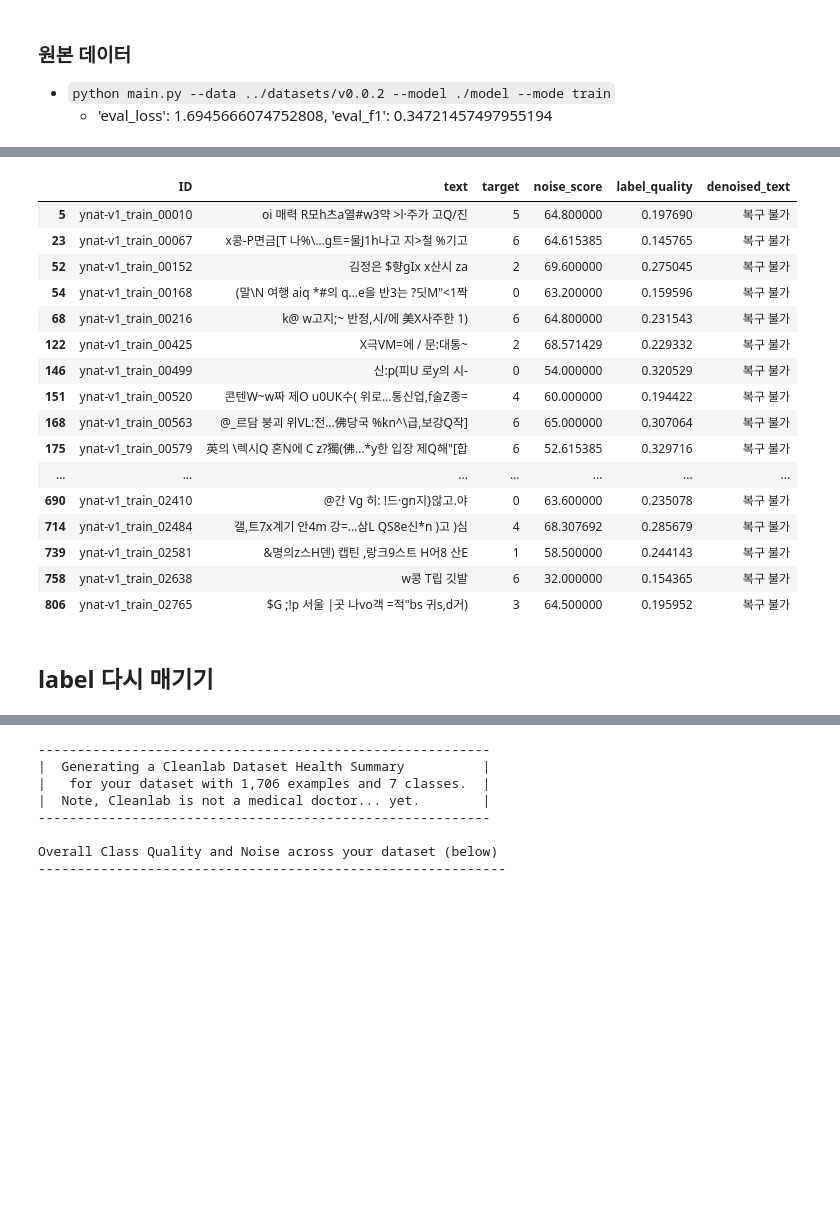
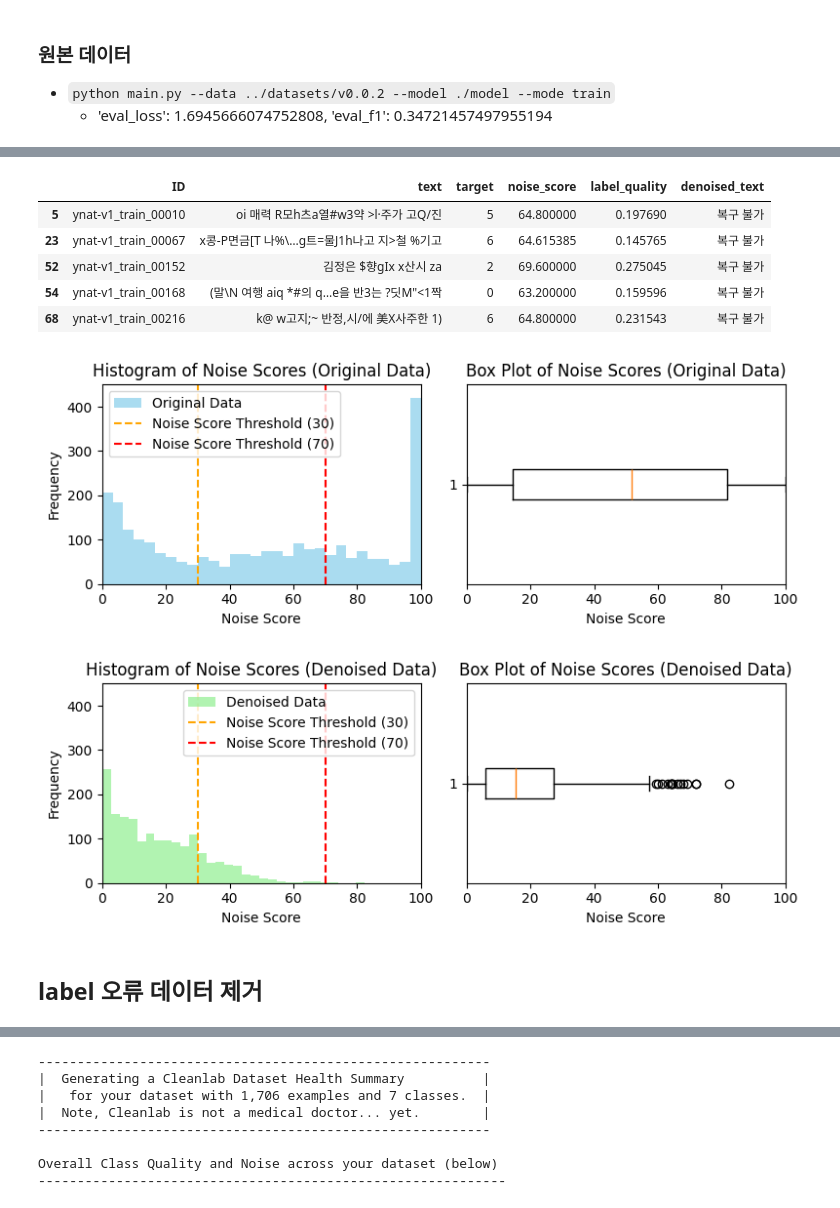
Before and after one commit to boostcampaitech7/level2-nlp-datacentric-nlp-06, a Jupyter notebook: minji/minji_clean_dataset.ipynb, the cells around one changed output, grey strips where cells are left out. Cells and saved outputs as stored; diff of their text form; code cells hidden in the pictures; blank space fills up the shorter version.

```diff
--- a/minji/minji_clean_dataset.ipynb
+++ b/minji/minji_clean_dataset.ipynb
@@ -51,20 +87,9 @@ for idx, row in data_denoise.iterrows():
 # %%
-data_denoise[data_denoise.denoised_text == "복구 불가"]
+data_denoise[data_denoise.denoised_text == "복구 불가"].head()
 # %% [output]
 |  | ID | text | target | noise_score | label_quality | denoised_text |
 | 5 | ynat-v1_train_00010 | oi 매력 R모h츠a열#w3약 >l·주가 고Q/진 | 5 | 64.800000 | 0.197690 | 복구 불가 |
 | 23 | ynat-v1_train_00067 | x콩-P면금[T 나%\…g트=물J1h나고 지>철 %기고 | 6 | 64.615385 | 0.145765 | 복구 불가 |
 | 52 | ynat-v1_train_00152 | 김정은 $향gIx x산시 za | 2 | 69.600000 | 0.275045 | 복구 불가 |
 | 54 | ynat-v1_train_00168 | (말\N 여행 aiq *#의 q…e을 반3는 ?딧M"<1짝 | 0 | 63.200000 | 0.159596 | 복구 불가 |
 | 68 | ynat-v1_train_00216 | k@ w고지;~ 반정,시/에 美X사주한 1) | 6 | 64.800000 | 0.231543 | 복구 불가 |
-| 122 | ynat-v1_train_00425 | X극VM=에 / 문:대통~ | 2 | 68.571429 | 0.229332 | 복구 불가 |
-| 146 | ynat-v1_train_00499 | 신:p(피U 로y의 시- | 0 | 54.000000 | 0.320529 | 복구 불가 |
-| 151 | ynat-v1_train_00520 | 콘텐W~w짜 제O u0UK수( 위로…통신업,f술Z종= | 4 | 60.000000 | 0.194422 | 복구 불가 |
-| 168 | ynat-v1_train_00563 | @_르담 붕괴 위VL:전…佛당국 %kn^\급,보강Q작] | 6 | 65.000000 | 0.307064 | 복구 불가 |
-| 175 | ynat-v1_train_00579 | 英의 \렉시Q 혼N에 C z?獨(佛…*y한 입장 제Q해"[합 | 6 | 52.615385 | 0.329716 | 복구 불가 |
-| ... | ... | ... | ... | ... | ... | ... |
-| 690 | ynat-v1_train_02410 | @간 Vg 히: !드·gn지}않고.야 | 0 | 63.600000 | 0.235078 | 복구 불가 |
-| 714 | ynat-v1_train_02484 | 갤,트7x계기 안4m 강=…삼L QS8e신*n )고 )심 | 4 | 68.307692 | 0.285679 | 복구 불가 |
-| 739 | ynat-v1_train_02581 | &명의z스H덴) 캡틴 ,랑크9스트 H어8 산E | 1 | 58.500000 | 0.244143 | 복구 불가 |
-| 758 | ynat-v1_train_02638 | w콩 T립 깃발 | 6 | 32.000000 | 0.154365 | 복구 불가 |
-| 806 | ynat-v1_train_02765 | $G ;!p 서울 |곳 나vo객 =적"bs 귀s,d거) | 3 | 64.500000 | 0.195952 | 복구 불가 |
@@ -89,5 +108,60 @@ denoised_final.to_csv("../../datasets/v0.0.3/train.csv", index=False)
-# %% [markdown]
-## label 다시 매기기
+# %%
+import matplotlib.pyplot as plt
+
+# Step 1: 원본 데이터의 노이즈 점수 분포 시각화 (히스토그램 및 박스플롯)
+plt.figure(figsize=(8, 3))
+
+# Histogram - Original data
+plt.subplot(1, 2, 1)
+plt.hist(data['noise_score'], bins=30, color='skyblue', alpha=0.7, label='Original Data')
+plt.axvline(x=30, color='orange', linestyle='--', label='Noise Score Threshold (30)')
+plt.axvline(x=70, color='red', linestyle='--', label='Noise Score Threshold (70)')
+plt.xlim(0,100)
+plt.ylim(0, 450)
+plt.xlabel("Noise Score")
+plt.ylabel("Frequency")
+plt.title("Histogram of Noise Scores (Original Data)")
+plt.legend()
+
+# Box Plot - Original data
+plt.subplot(1, 2, 2)
+plt.boxplot(data['noise_score'], vert=False)
+plt.xlim(0,100)
+plt.xlabel("Noise Score")
+plt.title("Box Plot of Noise Scores (Original Data)")
+
+plt.tight_layout()
+plt.show()
+
+# Step 2: 노이즈 제거 후 데이터의 노이즈 점수 재계산 및 시각화
+plt.figure(figsize=(8, 3))
+
+# Histogram - Denoised data
+plt.subplot(1, 2, 1)
+plt.hist(denoised_final['noise_score'], bins=30, color='lightgreen', alpha=0.7, label='Denoised Data')
+plt.axvline(x=30, color='orange', linestyle='--', label='Noise Score Threshold (30)')
+plt.axvline(x=70, color='red', linestyle='--', label='Noise Score Threshold (70)')
+plt.xlim(0,100)
+plt.ylim(0, 450)
+plt.xlabel("Noise Score")
+plt.ylabel("Frequency")
+plt.title("Histogram of Noise Scores (Denoised Data)")
+plt.legend()
+
+# Box Plot - Denoised data
+plt.subplot(1, 2, 2)
+plt.boxplot(denoised_final['noise_score'], vert=False)
+plt.xlim(0,100)
+plt.xlabel("Noise Score")
+plt.title("Box Plot of Noise Scores (Denoised Data)")
+
+plt.tight_layout()
+plt.show()
+# %% [output]
+[figure, added]
+[figure, added]
+# %% [markdown]
+## label 오류 데이터 제거
 # %%
 import os
 import random
```
Also changed, not shown: parts of 33 cells of this notebook, 2 other files.
